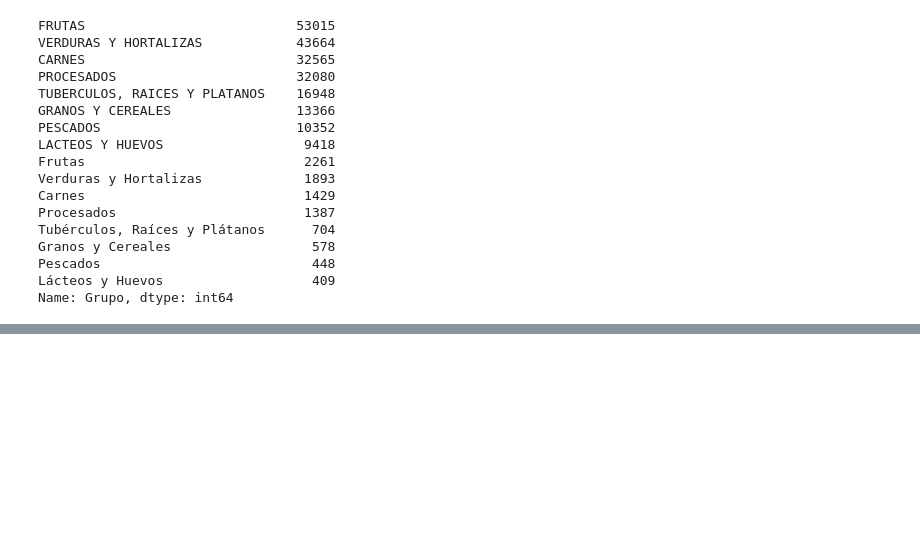
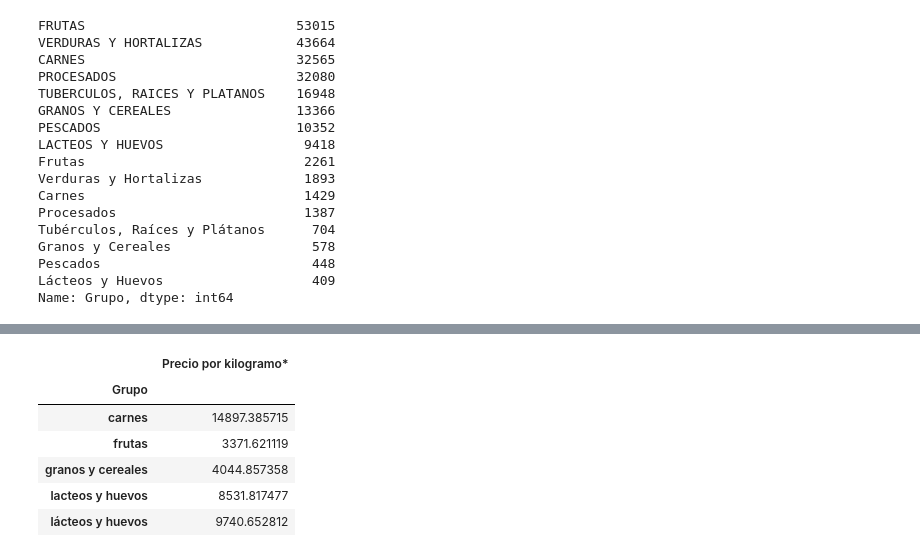
Before and after one commit to RioDeMilo/RETAIL-PRICES-COLOMBIA, a Jupyter notebook: IPC1823.ipynb, the cells around one changed output, grey strips where cells are left out. Drawn from its saved outputs; the diff is of its cells as text; code cells hidden in the pictures; blank space fills up the shorter version.

```diff
--- a/IPC1823.ipynb
+++ b/IPC1823.ipynb
@@ -163,3 +175,13 @@ G = df.groupby('Grupo')
+# %%
+G.head()
+# %% [output]
+|  | Precio por kilogramo* |
+| Grupo |  |
+| carnes | 14897.385715 |
+| frutas | 3371.621119 |
+| granos y cereales | 4044.857358 |
+| lacteos y huevos | 8531.817477 |
+| lácteos y huevos | 9740.652812 |
 # %%
 G.first()
 # %% [output]
```
Also changed, not shown: parts of 9 cells of this notebook.
